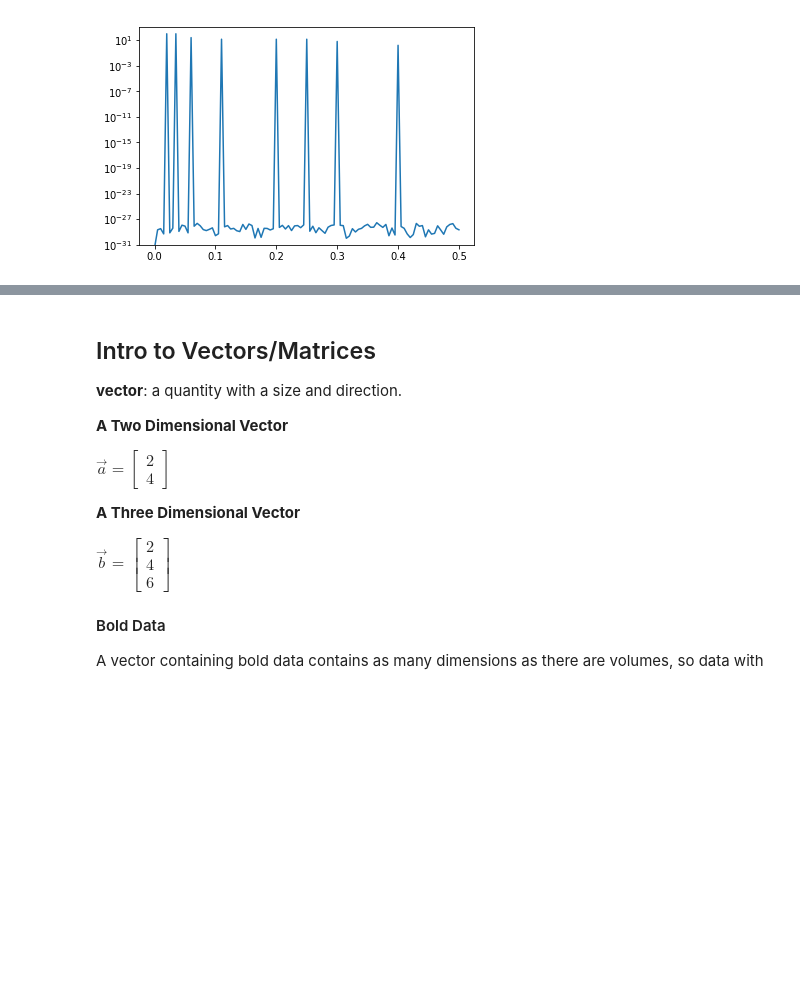
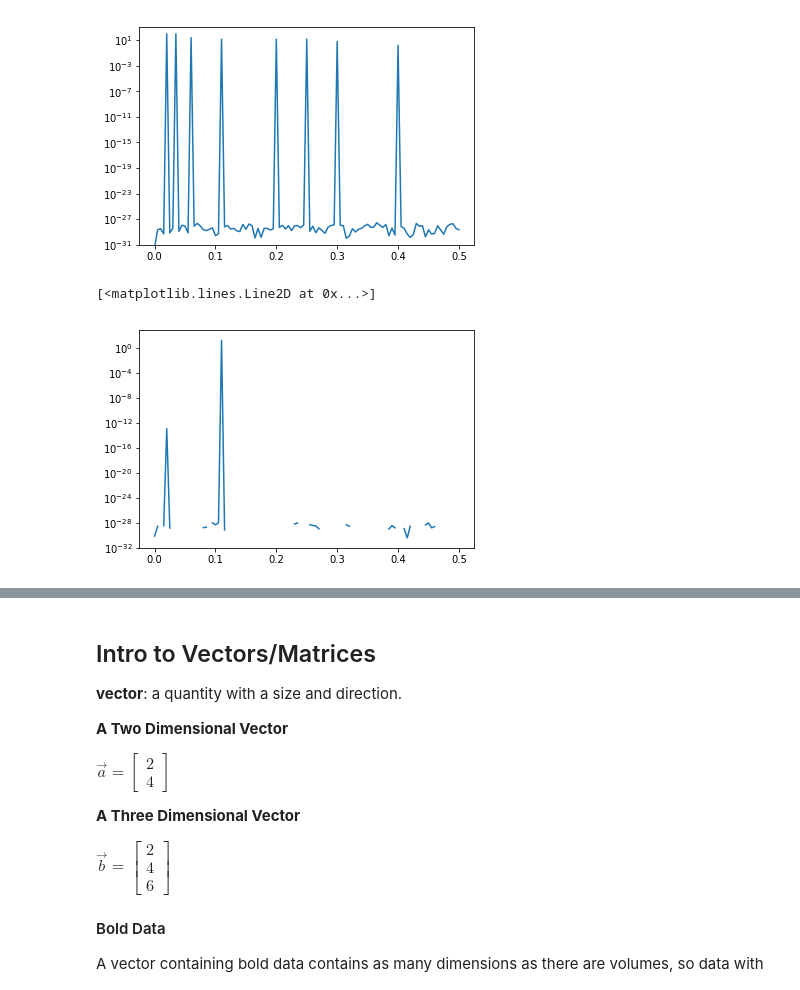
Before and after one commit to jdkent/tests_and_musings, a Jupyter notebook: hallquist_with_aroma.ipynb, the cells around one changed output, grey strips where cells are left out. Cells and saved outputs as stored; diff of their text form; code cells hidden in the pictures; blank space fills up the shorter version.

```diff
--- a/hallquist_with_aroma.ipynb
+++ b/hallquist_with_aroma.ipynb
@@ -175,16 +175,22 @@ plt.ylim([1e-31, 1e3])
 (1e-31, 1000.0)
 [figure]
 # %%
-f, Pxx_den = periodogram(csf_tot_regr_bold)
-plt.semilogy(f, Pxx_den)
+f1, Pxx_den1 = periodogram(csf_tot_regr_bold)
+plt.semilogy(f1, Pxx_den1)
 plt.ylim([1e-31, 1e3])
 # %% [output]
 (1e-31, 1000.0)
 [figure]
 # %%
-f, Pxx_den = periodogram(csf_clean_regr_bold)
-plt.semilogy(f, Pxx_den)
+f2, Pxx_den2 = periodogram(csf_clean_regr_bold)
+plt.semilogy(f2, Pxx_den2)
 plt.ylim([1e-31, 1e3])
 # %% [output]
 (1e-31, 1000.0)
 [figure]
+# %%
+delta_pxx = Pxx_den1 - Pxx_den2
+plt.semilogy(f2, delta_pxx)
+# %% [output]
+[<matplotlib.lines.Line2D at 0x...>]
+[figure, added]
```
Also changed, not shown: parts of 2 cells of this notebook.
